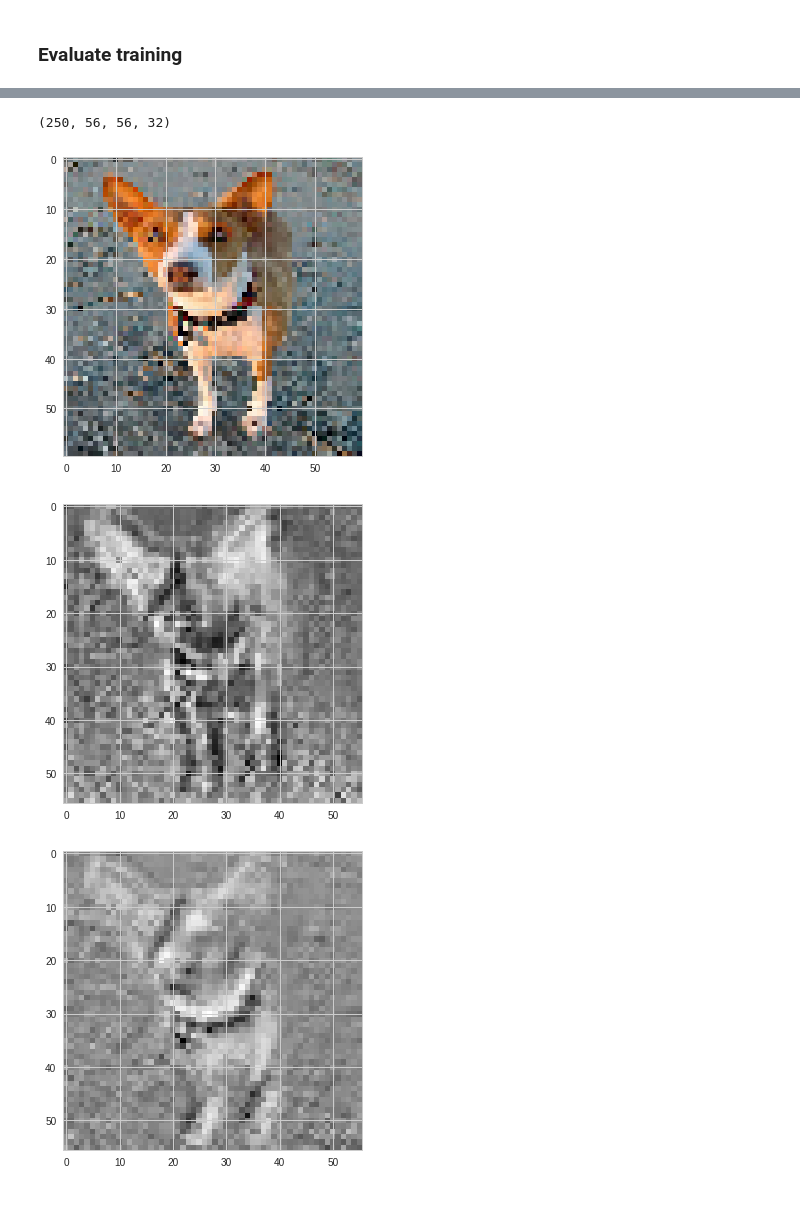
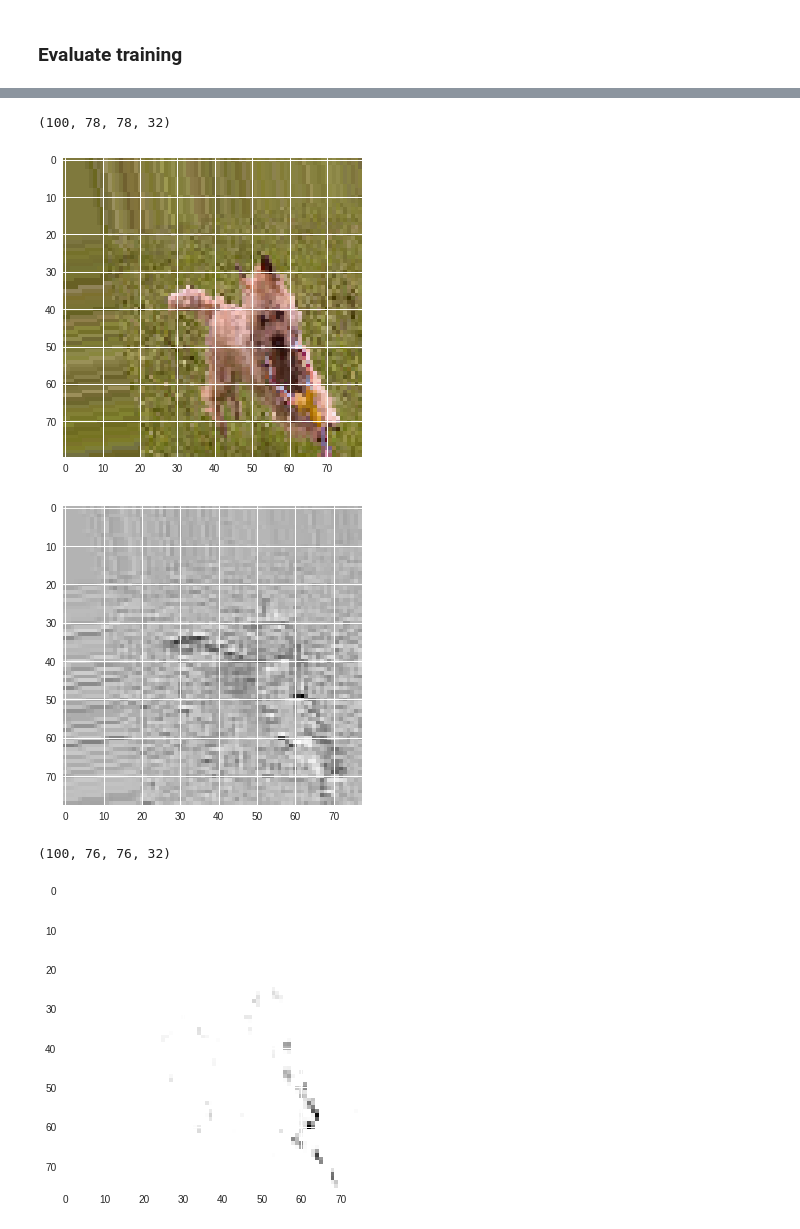
Before and after one commit to annesteenbeek/advanced_machine_learning_proj, a Jupyter notebook: dog_breed_ident.ipynb, the cells around one changed output, grey strips where cells are left out. Cells and saved outputs as stored; diff of their text form; code cells hidden in the pictures; blank space fills up the shorter version.

```diff
--- a/dog_breed_ident.ipynb
+++ b/dog_breed_ident.ipynb
@@ -22,13 +45,13 @@ validation_filename = root_dir + "data/valid.p"
 labels_filename = root_dir + "data/labels.csv.zip"
 
 num_validation = 0.3
-batch_size = 250
+batch_size = 100
 n_batches = 50
 
-n_breeds = 10
+n_breeds = 20
 
-nwidth = 60
-nheight = 60
+nwidth = 80
+nheight = 80
 # %% [markdown]
 ### Inspect the data
 # %%
@@ -73,6 +96,8 @@ train_gen = ImageDataGenerator(
         shear_range=0.2,
         width_shift_range=0.2,
         height_shift_range=0.2,
+        zoom_range=0.1,
+        channel_shift_range=0.1,
         horizontal_flip=True)
 train_gen.fit(x_train)
 train_flow = train_gen.flow(x_train, y_train, batch_size=batch_size)
@@ -84,21 +109,34 @@ val_flow =val_gen.flow(x_val, y_val, batch_size=batch_size)
 ### Define the model
 # %%
 model = Sequential()
-model.add(Conv2D(32, (5, 5), input_shape=(nwidth, nheight,3), data_format='channels_last'))
+model.add(Conv2D(32, (3, 3), input_shape=(nwidth, nheight,3), data_format='channels_last'))
 model.add(Activation('relu'))
+model.add(Conv2D(32, (3, 3)))
+model.add(Activation('relu'))
+
 model.add(MaxPooling2D(pool_size=(2, 2)))
 
-model.add(Conv2D(64, (4, 4)))
+model.add(Conv2D(64, (3, 3)))
 model.add(Activation('relu'))
+model.add(Conv2D(64, (3, 3)))
+model.add(Activation('relu'))
+
 model.add(MaxPooling2D(pool_size=(2, 2)))
 
 model.add(Conv2D(128, (3, 3)))
+model.add(Activation('relu'))
+model.add(Conv2D(128, (3, 3)))
+
+# model.add(Conv2D(256, (3, 3)))
+# model.add(Activation('relu'))
+# model.add(Conv2D(256, (3, 3)))
+
 model.add(Dropout(0.3))
 model.add(Activation('relu'))
 model.add(MaxPooling2D(pool_size=(2, 2)))
 
 model.add(Flatten())
-model.add(Dense(500, activation='relu'))
+model.add(Dense(2000, activation='relu'))
 model.add(Dropout(0.4))
 model.add(Dense(n_breeds, activation='softmax'))
 
@@ -129,7 +167,7 @@ _________________________________________________________________
 # %% [markdown]
 ### Train the model
 # %%
-epochs = 20
+epochs = 1000
 
 print("Starting generator")
 hist = model.fit_generator(
@@ -185,23 +223,28 @@ plt.show()
 # %%
-x_test, y_test = val_flow.next()
+x_test, y_test = train_flow.next()
 
 
 from keras import backend as K
 conv0 = K.function([model.layers[0].input], [model.layers[0].output])
 out0=conv0([x_test])[0]
 print out0.shape
 
 plt.imshow(x_test[0,:,:,:])
 plt.show()
 plt.imshow(out0[0,:,:,0])
 plt.show()
-plt.imshow(out0[0,:,:,31])
+# plt.imshow(out0[0,:,:,31])
+# plt.show()
+
+
+pool0 = K.function([model.layers[0].input], [model.layers[3].output])
+out1=pool0([x_test])[0]
+print out1.shape
+plt.imshow(out1[0,:,:,0])
 plt.show()
-
-act0 = K.function([model.layers[1].input], [model.layers[1].output])
-pool0 = K.function([model.layers[2].input], [model.layers[2].output])
 # %% [output]
-(250, 56, 56, 32)
+(100, 78, 78, 32)
-[figure, old version]
+[figure, new version]
-[figure, old version]
+[figure, new version]
+(100, 76, 76, 32)
-[figure, old version]
+[figure, new version]
```
Also changed, not shown: parts of 6 cells of this notebook, 1 other file.
